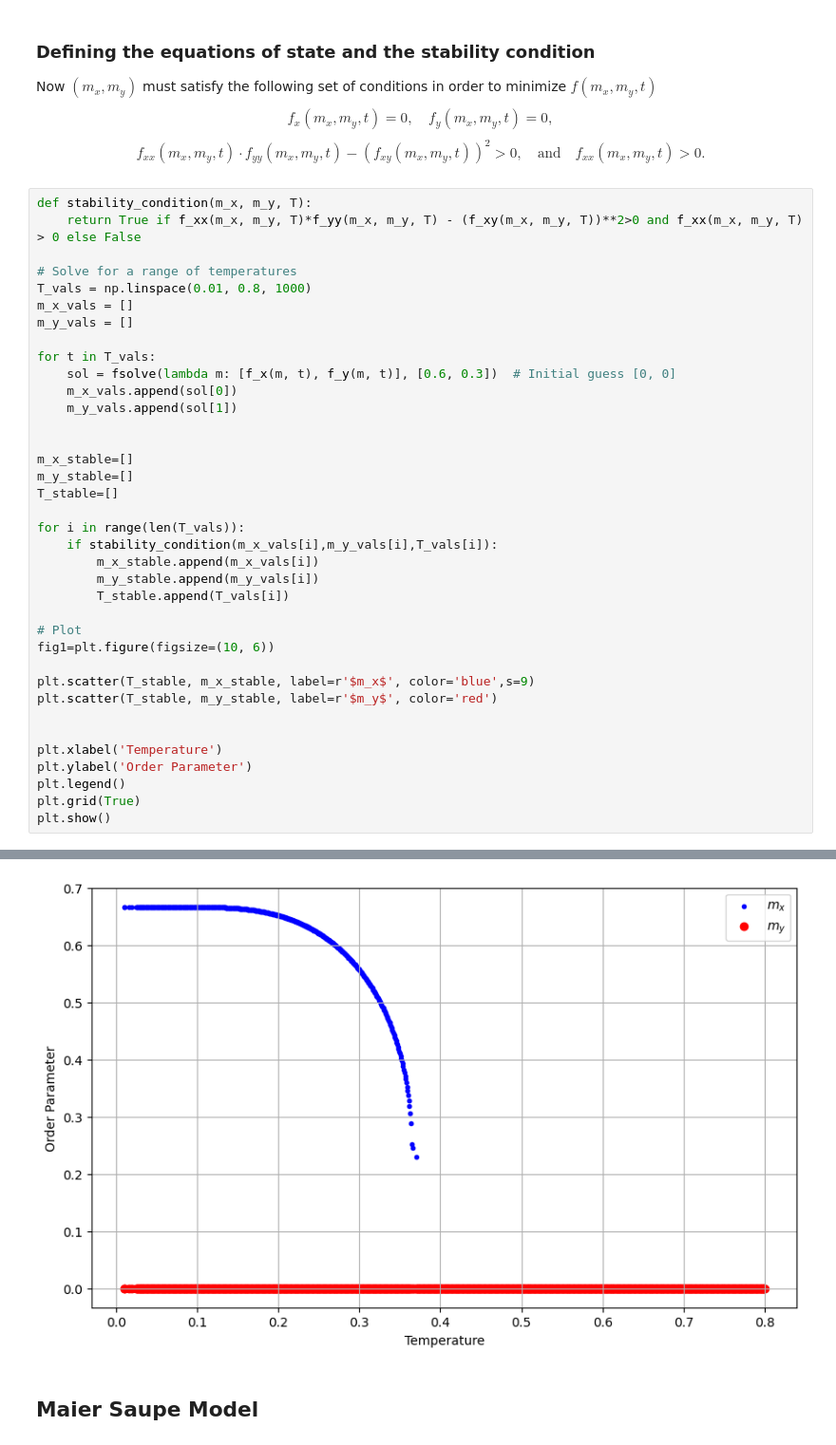
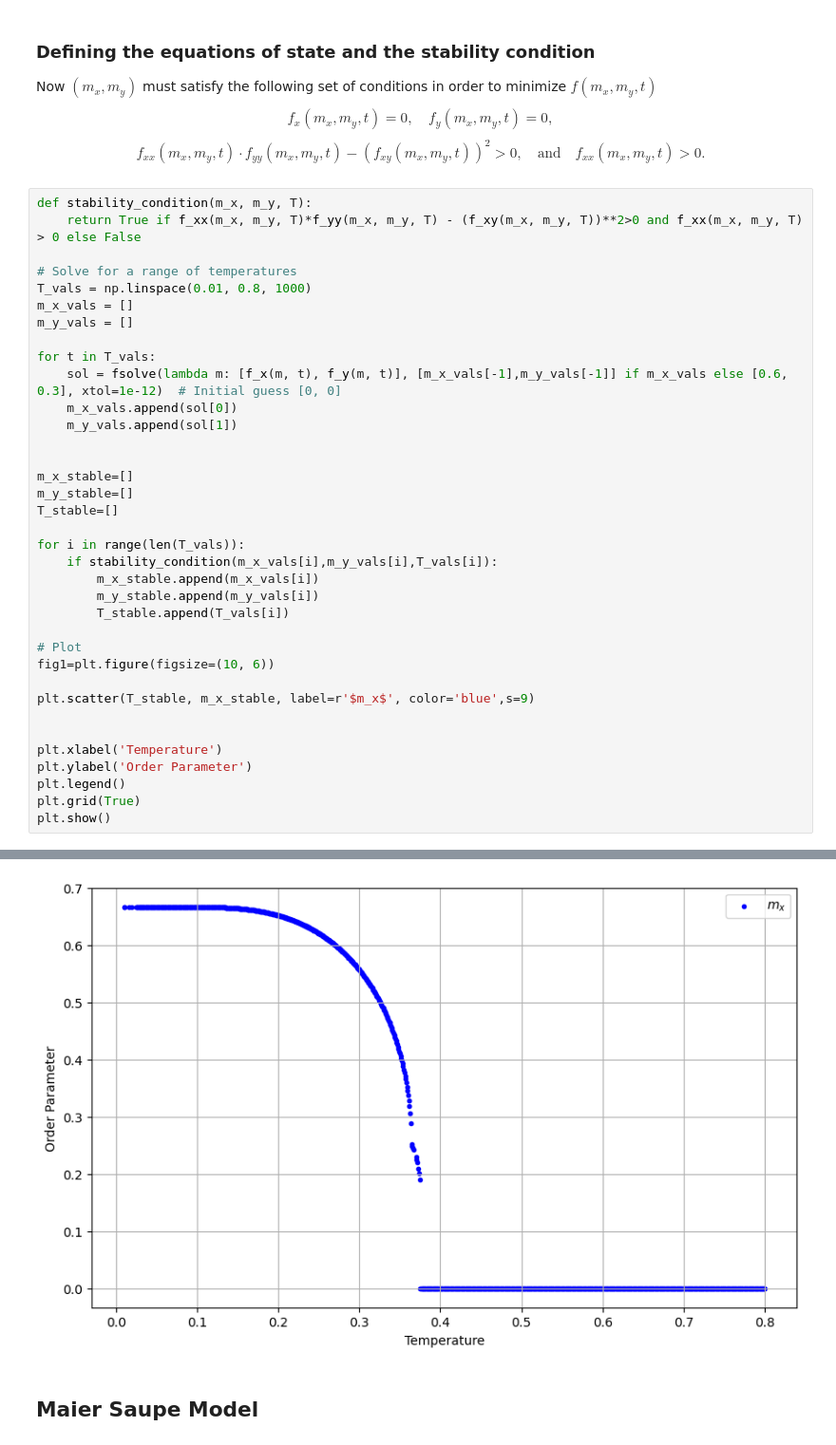
Before and after one commit to Gabrielkrzyzanowski/Master_Research, a Jupyter notebook: Potts_Model.ipynb, the cells around one changed output, grey strips where cells are left out. Shown: that part at 95% size. Drawn from its saved outputs; the diff is of its cells as text.

```diff
--- a/Potts_Model.ipynb
+++ b/Potts_Model.ipynb
@@ -122,7 +123,7 @@ m_x_vals = []
 m_y_vals = []
 
 for t in T_vals:
-    sol = fsolve(lambda m: [f_x(m, t), f_y(m, t)], [0.6, 0.3])  # Initial guess [0, 0]
+    sol = fsolve(lambda m: [f_x(m, t), f_y(m, t)], [m_x_vals[-1],m_y_vals[-1]] if m_x_vals else [0.6, 0.3], xtol=1e-12)  # Initial guess [0, 0]
     m_x_vals.append(sol[0])
     m_y_vals.append(sol[1])
 
@@ -141,7 +142,6 @@ for i in range(len(T_vals)):
 fig1=plt.figure(figsize=(10, 6))
 
 plt.scatter(T_stable, m_x_stable, label=r'$m_x$', color='blue',s=9)
-plt.scatter(T_stable, m_y_stable, label=r'$m_y$', color='red')
 
 
 plt.xlabel('Temperature')
@@ -156,4 +155,4 @@ plt.show()
-[figure, old version]
+[figure, new version]
 # %% [markdown]
 ## Maier Saupe Model
 # %% [markdown]
```
Also changed, not shown: parts of 12 cells of this notebook, 1 other file.
